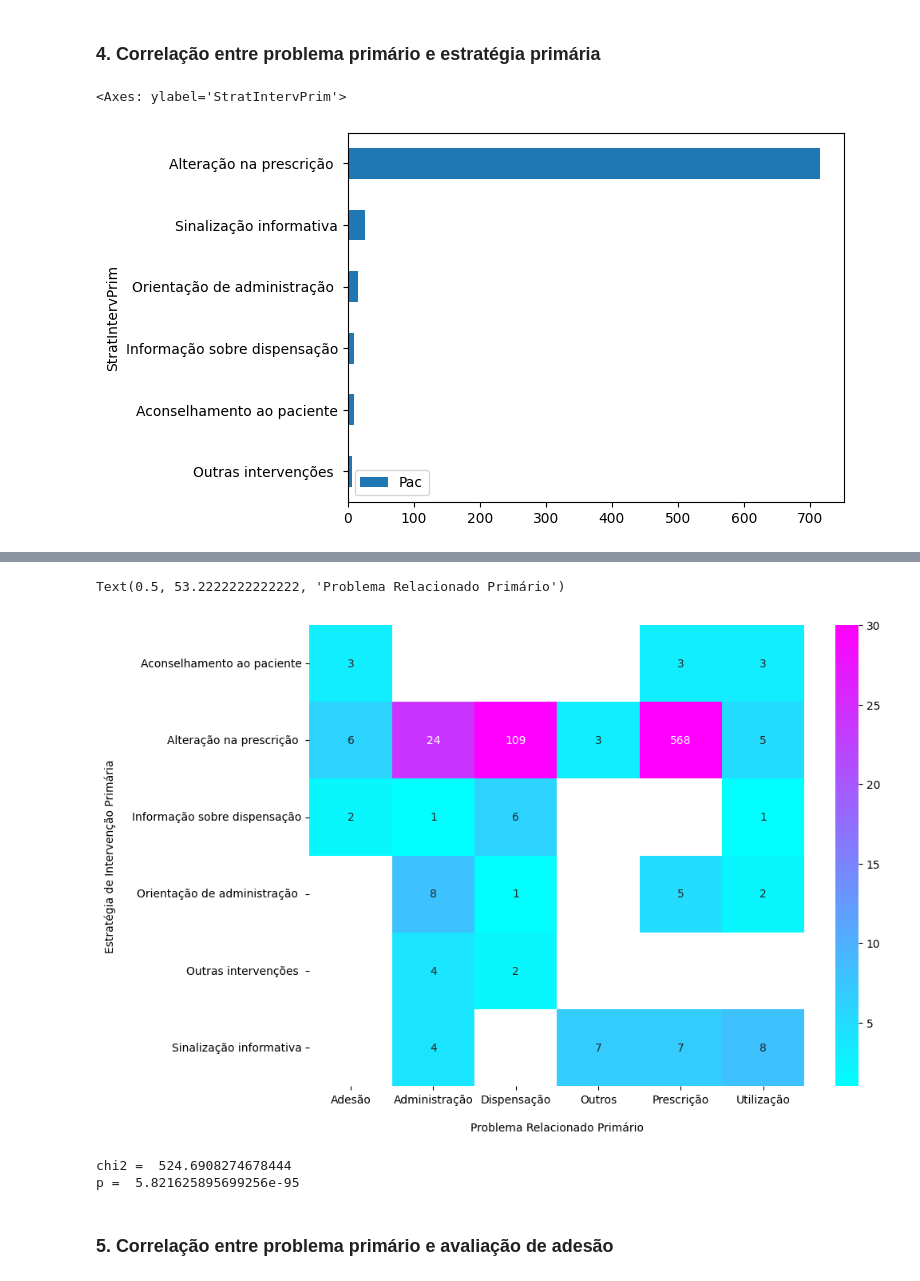
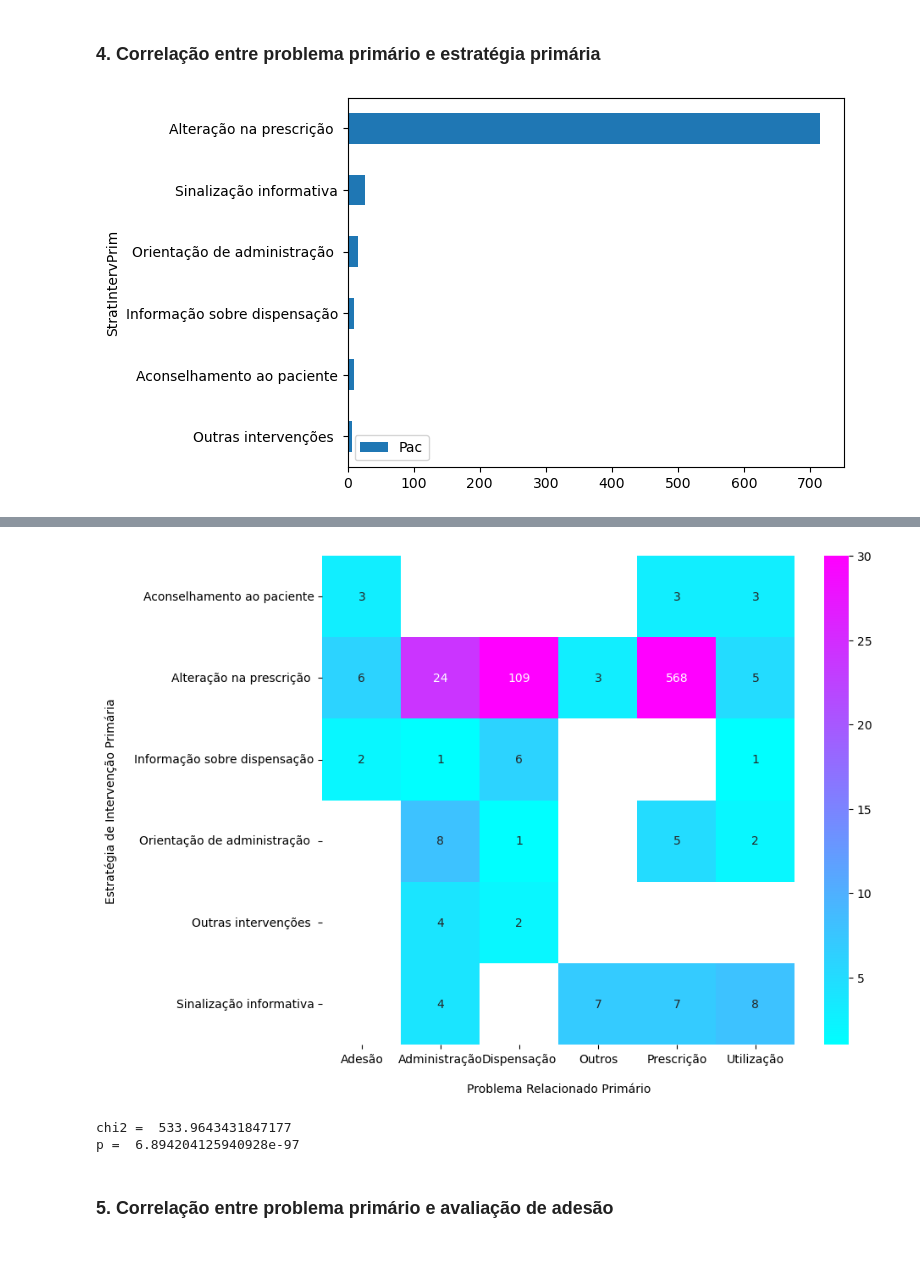
Before and after one commit to salgadosp/intervencoes_farmaceuticas, a Jupyter notebook: analise.ipynb, the cells around one changed output, grey strips where cells are left out. Saved outputs shown, nothing was run; the diff lists cells and outputs as text; code cells hidden in the pictures; blank space fills up the shorter version.

```diff
--- a/analise.ipynb
+++ b/analise.ipynb
@@ -14,13 +17,24 @@ def make_capital(x):
     except:
         return x
 
+df = pd.DataFrame()
 
-df = pd.DataFrame()
+df_year = {}
+
+warnings.filterwarnings('ignore', category=UserWarning)
+
 for year in range(2019, 2024):
-    df_year = pd.read_excel('dados.xlsx', str(year))
-    df = pd.concat([df, df_year])
+    df_year[year] = pd.read_excel('dados.xlsx', str(year))
+
+df = pd.concat([df_year[year] for year in range(2019, 2024)])
 
 df.reset_index(inplace=True)
 df.drop(columns='index', inplace=True)
 df.dropna(subset='medEnv', inplace=True)
 df['medEnv'] = df['medEnv'].apply(lambda x: make_capital(x)).apply(lambda x: x.replace(' ', ''))
+df['AvalAdes'] = df['AvalAdes'].replace(np.nan, 'NA')
+
+df['year'] = df['Date'].apply(lambda x: x.year)
+df['month'] = df['Date'].apply(lambda x: x.month)
+
+df.Age = np.where(df.Age > 6000, df.Age[df.Age < 6000].mean(), df.Age)
@@ -135,9 +91,8 @@ array([' (descrever na coluna "Observações")',
 # %% [markdown]
 ### 4. Correlação entre problema primário e estratégia primária
 # %%
-df.groupby('StratIntervPrim').count()[['Pac']].sort_values('Pac').plot(kind='barh')
+df.groupby('StratIntervPrim').count()[['Pac']].sort_values('Pac').plot(kind='barh');
 # %% [output]
-<Axes: ylabel='StratIntervPrim'>
 [figure]
 # %%
 crosstab_prp_sip = pd.crosstab(df.StratIntervPrim, df.ProbRelacPrim)
@@ -152,19 +107,20 @@ crosstab_prp_sip.transpose()
 | Prescrição | 3 | 568 | 0 | 5 | ... |
 | Utilização | 3 | 5 | 1 | 2 | ... |
 # %%
-plt.figure(figsize=(10, 7.5))
+plt.figure(figsize=(9, 7.5))
 ax = sns.heatmap(crosstab_prp_sip.replace(0, np.nan), cmap='cool', annot=True, fmt=".0f", vmax=30)
 ax.set_ylabel('Estratégia de Intervenção Primária', labelpad=15)
-ax.set_xlabel('Problema Relacionado Primário', fontsize=10, labelpad=15)
+ax.set_xlabel('Problema Relacionado Primário', fontsize=10, labelpad=15);
+
+plt.xticks(rotation=0);
 # %% [output]
-Text(0.5, 53.2222222222222, 'Problema Relacionado Primário')
-[figure, old version]
+[figure, new version]
 # %%
 print('chi2 = ', chi2_contingency(crosstab_prp_sip)[0])
 print('p = ', chi2_contingency(crosstab_prp_sip)[1])
 # %% [output]
-chi2 =  524.6908274678444
-p =  5.821625895699256e-95
+chi2 =  533.9643431847177
+p =  6.894204125940928e-97
 # %% [markdown]
 ### 5. Correlação entre problema primário e avaliação de adesão
 # %%
```
Also changed, not shown: parts of 59 cells of this notebook.
